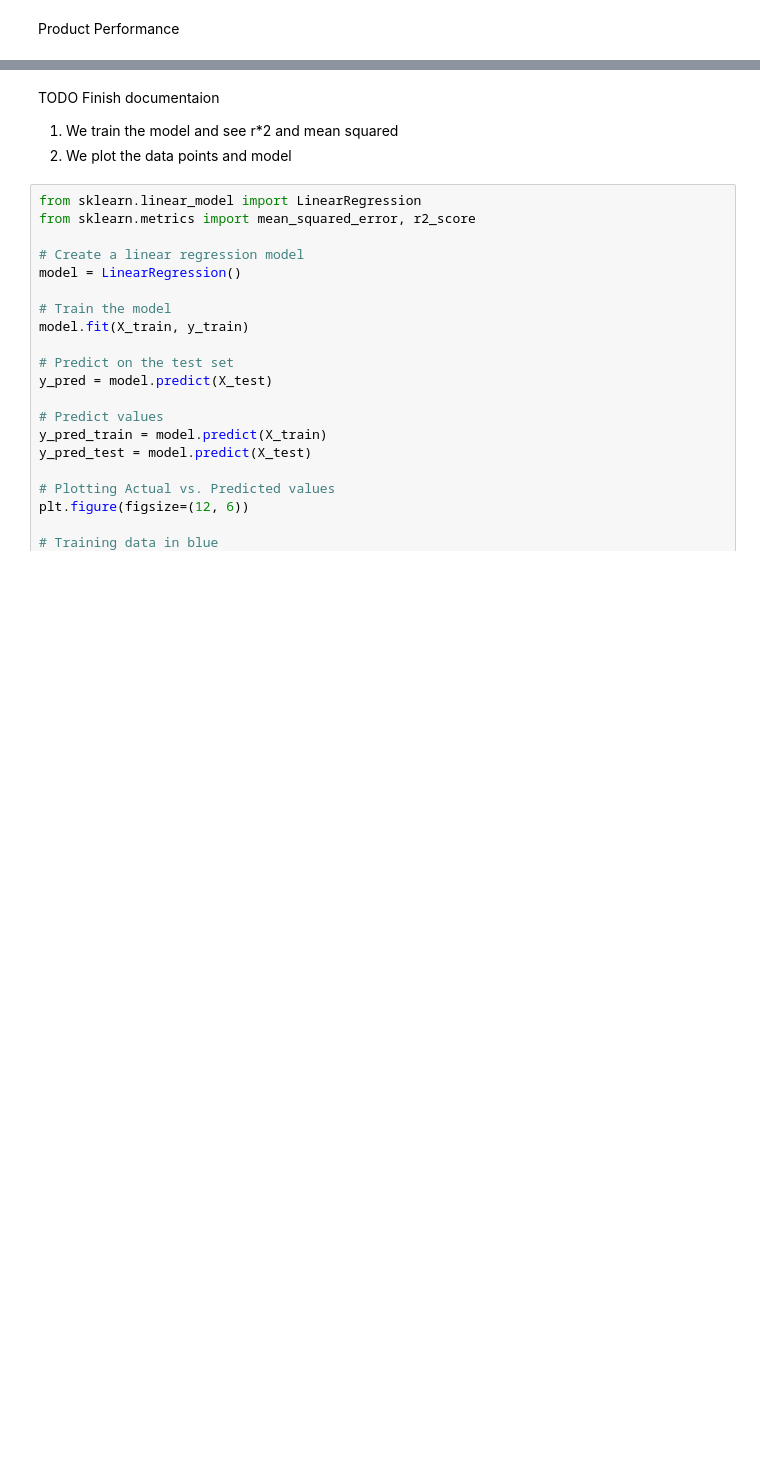
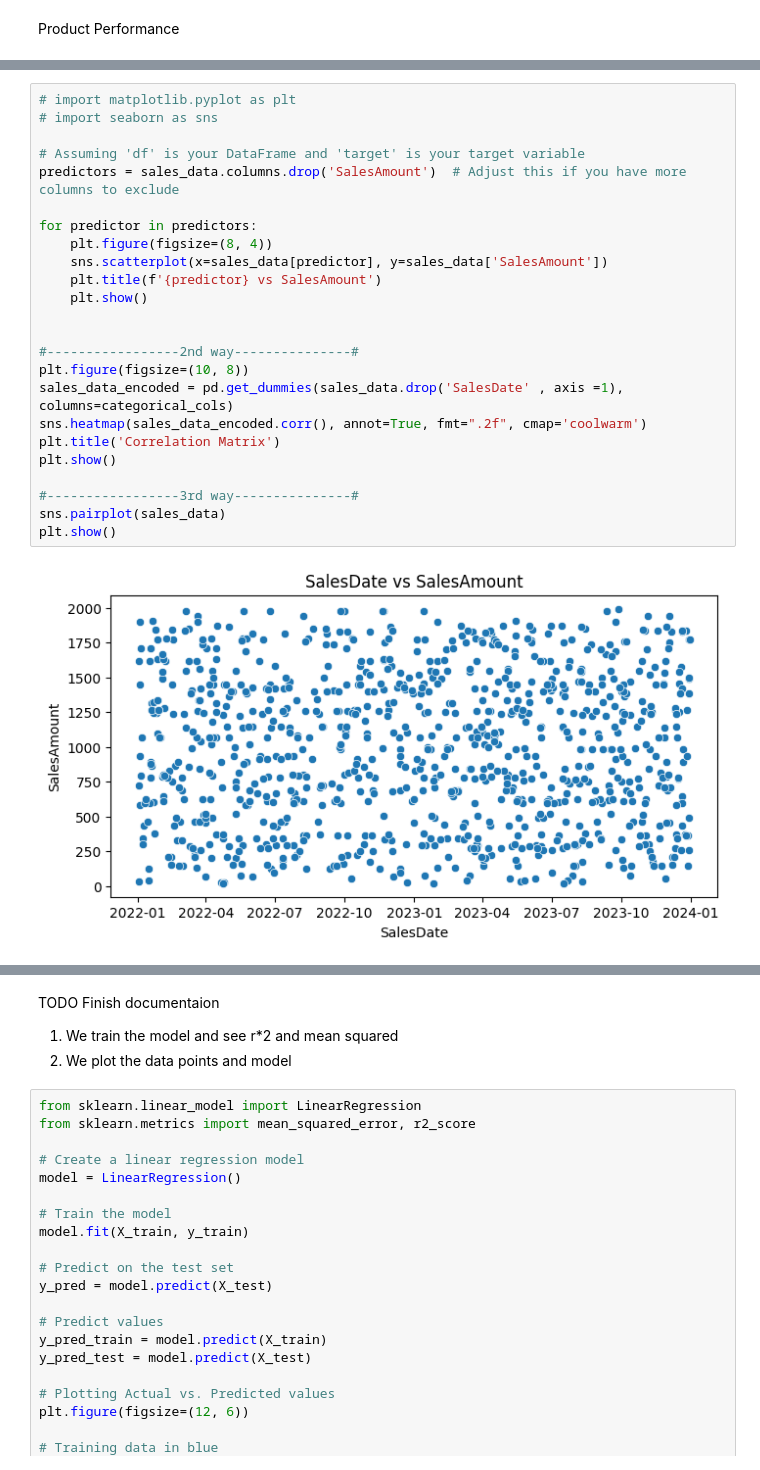
Before and after one commit to thekonang/Final-Project, a Jupyter notebook: DataAnalysis.ipynb, the cells around one changed output, grey strips where cells are left out. Drawn from its saved outputs; the diff is of its cells as text; blank space fills up the shorter version.

```diff
--- a/DataAnalysis.ipynb
+++ b/DataAnalysis.ipynb
@@ -284,0 +294,26 @@ plt.show()
+# %%
+# import matplotlib.pyplot as plt
+# import seaborn as sns
+
+# Assuming 'df' is your DataFrame and 'target' is your target variable
+predictors = sales_data.columns.drop('SalesAmount')  # Adjust this if you have more columns to exclude
+
+for predictor in predictors:
+    plt.figure(figsize=(8, 4))
+    sns.scatterplot(x=sales_data[predictor], y=sales_data['SalesAmount'])
+    plt.title(f'{predictor} vs SalesAmount')
+    plt.show()
+
+
+#-----------------2nd way---------------#
+plt.figure(figsize=(10, 8))
+sales_data_encoded = pd.get_dummies(sales_data.drop('SalesDate' , axis =1), columns=categorical_cols)
+sns.heatmap(sales_data_encoded.corr(), annot=True, fmt=".2f", cmap='coolwarm')
+plt.title('Correlation Matrix')
+plt.show()
+
+#-----------------3rd way---------------#
+sns.pairplot(sales_data)
+plt.show()
+# %% [output]
+[figure, added]
```
Also changed, not shown: parts of 8 cells of this notebook, 1 other file.
